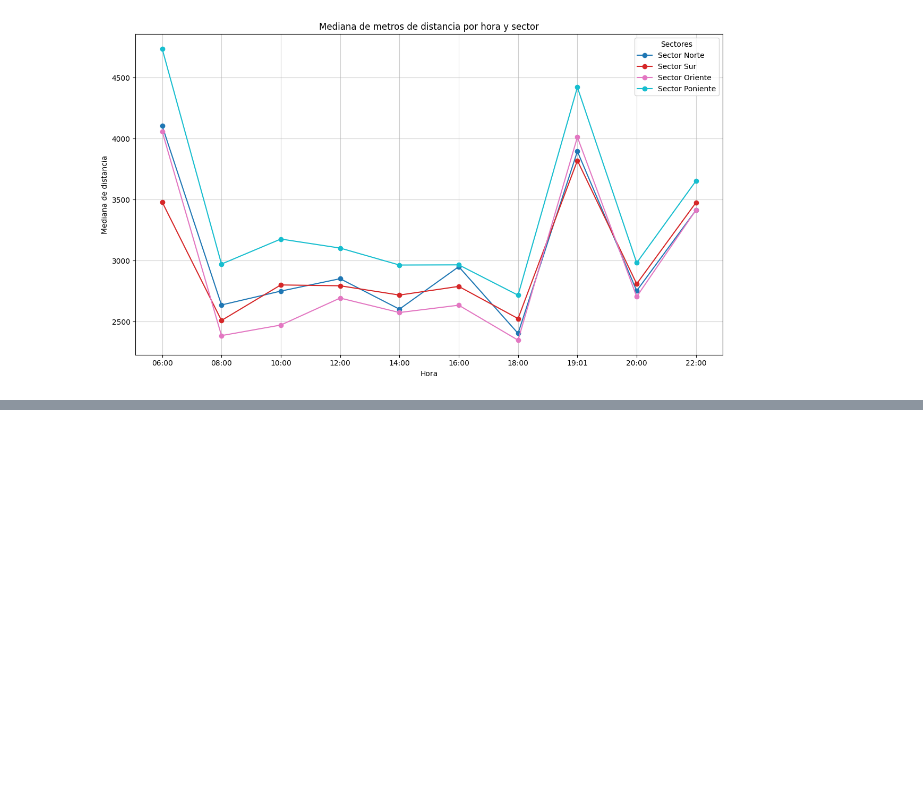
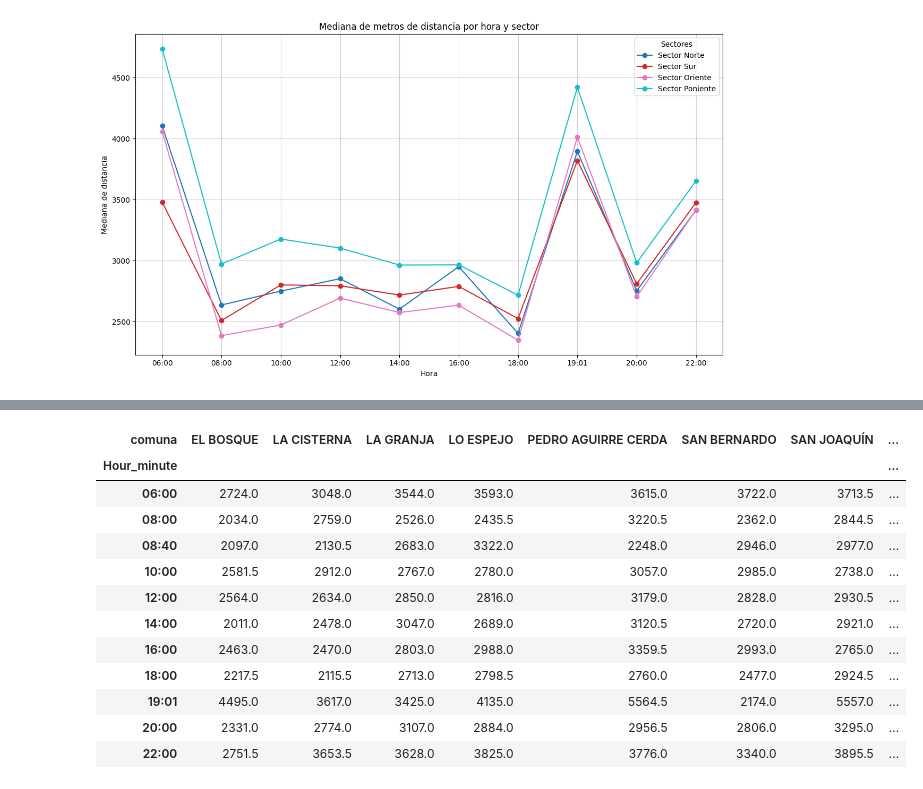
Before and after one commit to vpardoss/squadecaedro, a Jupyter notebook: analisis_data.ipynb, the cells around one changed output, grey strips where cells are left out. Cells and saved outputs as stored; diff of their text form; code cells hidden in the pictures; blank space fills up the shorter version.

```diff
--- a/analisis_data.ipynb
+++ b/analisis_data.ipynb
@@ -194,0 +215,20 @@ plt.show()
+# %%
+distancia_sur = recorrido_sur.pivot_table(index='Hour_minute', columns='comuna', values='meters_distance', aggfunc='median')
+distancia_sur['DISTANCIA_MIN'] = distancia_sur.min(axis=1)
+distancia_sur['DISTANCIA_MAX'] = distancia_sur.max(axis=1)
+distancia_sur['RANGO_DESBALANCE'] = distancia_sur.max(axis=1) - distancia_sur.min(axis=1)
+distancia_sur.sort_index()
+# %% [output]
+| comuna | EL BOSQUE | LA CISTERNA | LA GRANJA | LO ESPEJO | PEDRO AGUIRRE CERDA | SAN BERNARDO | SAN JOAQUÍN | ... |
+| Hour_minute |  |  |  |  |  |  |  | ... |
+| 06:00 | 2724.0 | 3048.0 | 3544.0 | 3593.0 | 3615.0 | 3722.0 | 3713.5 | ... |
+| 08:00 | 2034.0 | 2759.0 | 2526.0 | 2435.5 | 3220.5 | 2362.0 | 2844.5 | ... |
+| 08:40 | 2097.0 | 2130.5 | 2683.0 | 3322.0 | 2248.0 | 2946.0 | 2977.0 | ... |
+| 10:00 | 2581.5 | 2912.0 | 2767.0 | 2780.0 | 3057.0 | 2985.0 | 2738.0 | ... |
+| 12:00 | 2564.0 | 2634.0 | 2850.0 | 2816.0 | 3179.0 | 2828.0 | 2930.5 | ... |
+| 14:00 | 2011.0 | 2478.0 | 3047.0 | 2689.0 | 3120.5 | 2720.0 | 2921.0 | ... |
+| 16:00 | 2463.0 | 2470.0 | 2803.0 | 2988.0 | 3359.5 | 2993.0 | 2765.0 | ... |
+| 18:00 | 2217.5 | 2115.5 | 2713.0 | 2798.5 | 2760.0 | 2477.0 | 2924.5 | ... |
+| 19:01 | 4495.0 | 3617.0 | 3425.0 | 4135.0 | 5564.5 | 2174.0 | 5557.0 | ... |
+| 20:00 | 2331.0 | 2774.0 | 3107.0 | 2884.0 | 2956.5 | 2806.0 | 3295.0 | ... |
+| 22:00 | 2751.5 | 3653.5 | 3628.0 | 3825.0 | 3776.0 | 3340.0 | 3895.5 | ... |
```
Also changed, not shown: parts of 3 cells of this notebook.
